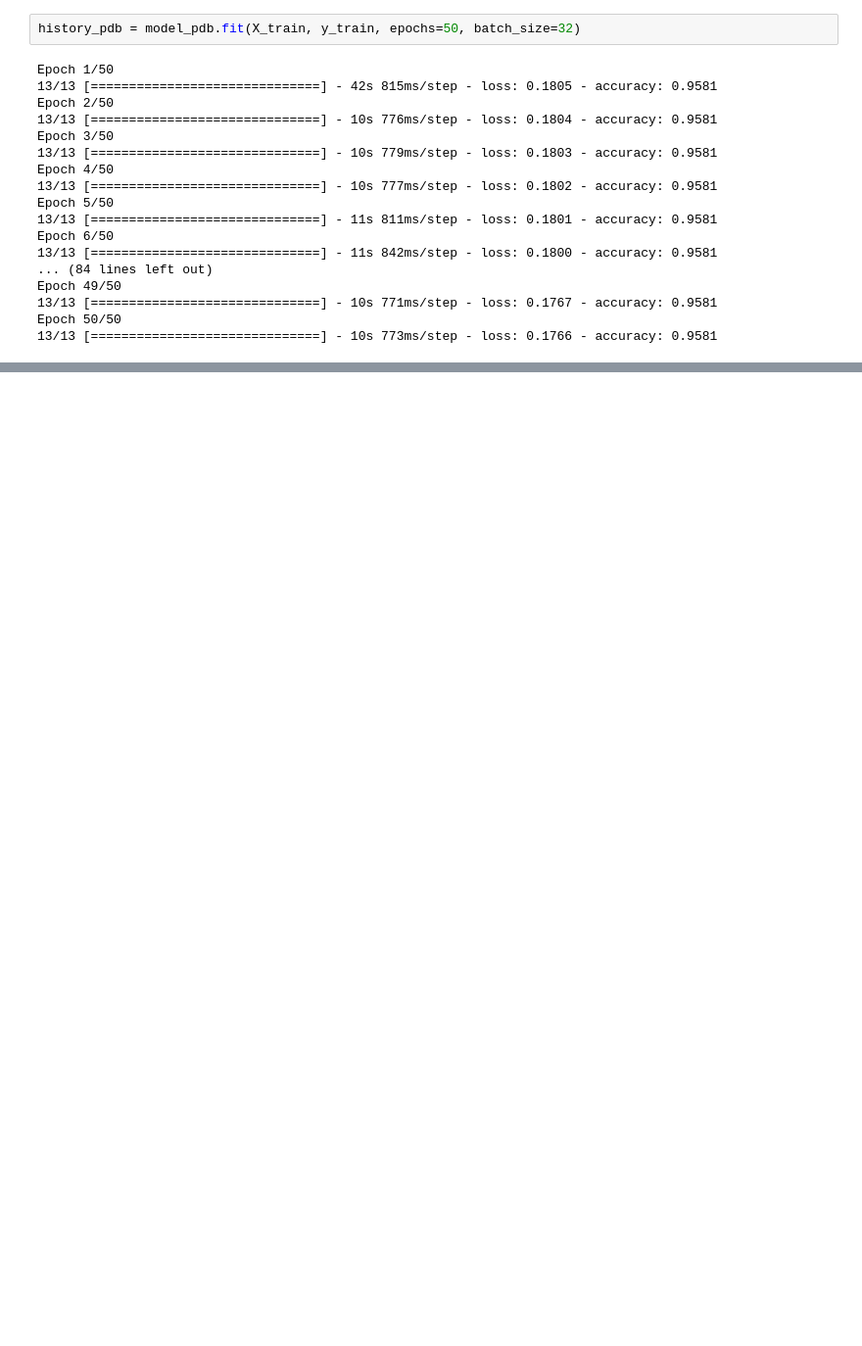
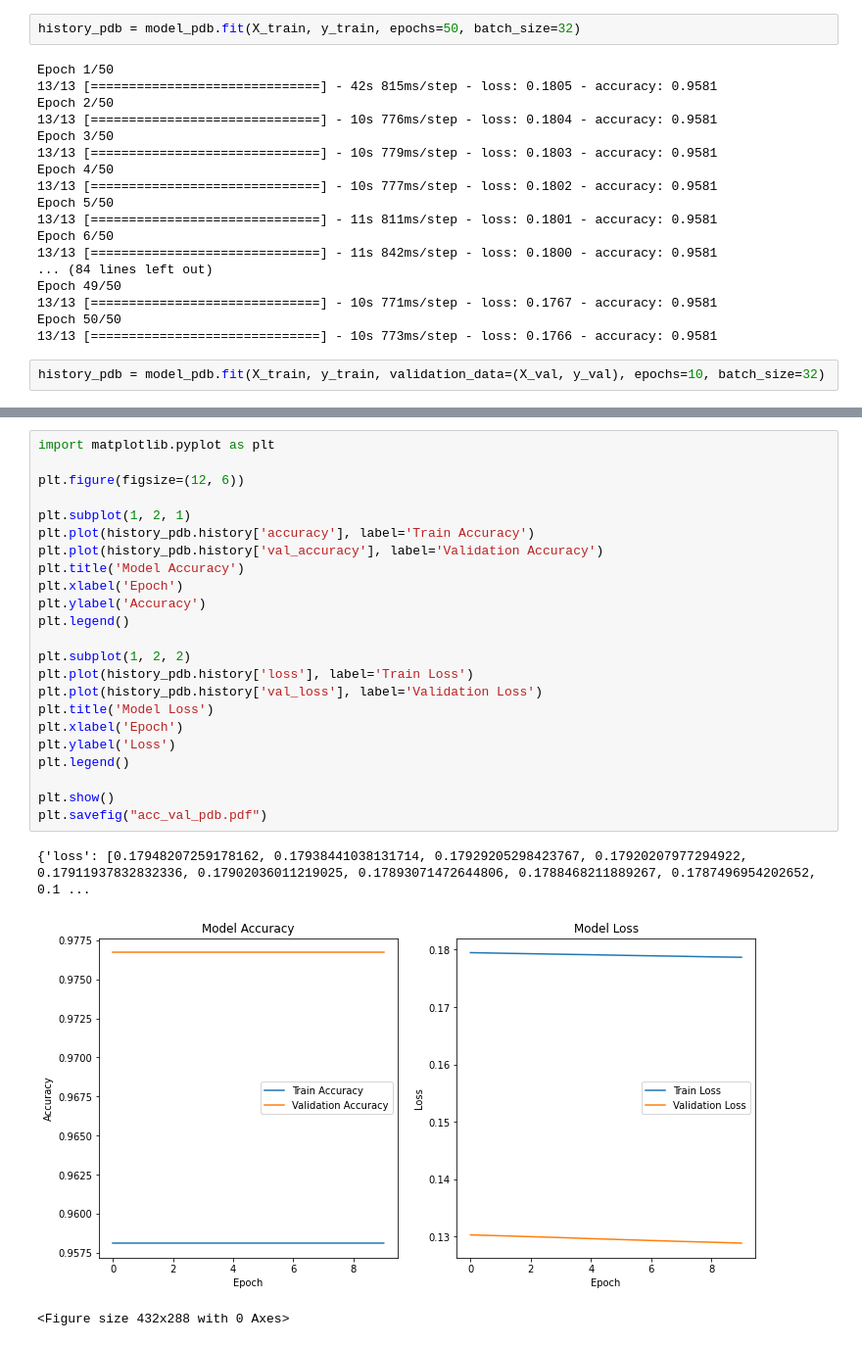
Before and after one commit to TomaszBud/RNA_project, a Jupyter notebook: lab_pbd.ipynb, the cells around one changed output, grey strips where cells are left out. Shown at 98% size. Saved outputs shown, nothing was run; the diff lists cells and outputs as text; blank space fills up the shorter version.

Commit message:
Added plots

```diff
--- a/lab_pbd.ipynb
+++ b/lab_pbd.ipynb
@@ -160,3 +162,5 @@ Epoch 49/50
 13/13 [==============================] - 10s 771ms/step - loss: 0.1767 - accuracy: 0.9581
 Epoch 50/50
 13/13 [==============================] - 10s 773ms/step - loss: 0.1766 - accuracy: 0.9581
+# %%
+history_pdb = model_pdb.fit(X_train, y_train, validation_data=(X_val, y_val), epochs=10, batch_size=32)
@@ -168 +193,28 @@ print(f'Test Accuracy: {accuracy}')
 Test Accuracy: 0.980170488357544
+# %%
+import matplotlib.pyplot as plt
+
+plt.figure(figsize=(12, 6))
+
+plt.subplot(1, 2, 1)
+plt.plot(history_pdb.history['accuracy'], label='Train Accuracy')
+plt.plot(history_pdb.history['val_accuracy'], label='Validation Accuracy')
+plt.title('Model Accuracy')
+plt.xlabel('Epoch')
+plt.ylabel('Accuracy')
+plt.legend()
+
+plt.subplot(1, 2, 2)
+plt.plot(history_pdb.history['loss'], label='Train Loss')
+plt.plot(history_pdb.history['val_loss'], label='Validation Loss')
+plt.title('Model Loss')
+plt.xlabel('Epoch')
+plt.ylabel('Loss')
+plt.legend()
+
+plt.show()
+plt.savefig("acc_val_pdb.pdf")
+# %% [output]
+{'loss': [0.17948207259178162, 0.17938441038131714, 0.17929205298423767, 0.17920207977294922, 0.17911937832832336, 0.17902036011219025, 0.17893071472644806, 0.1788468211889267, 0.1787496954202652, 0.1 ...
+[figure, added]
+<Figure size 432x288 with 0 Axes>
```
Also changed, not shown: parts of 4 cells of this notebook.
